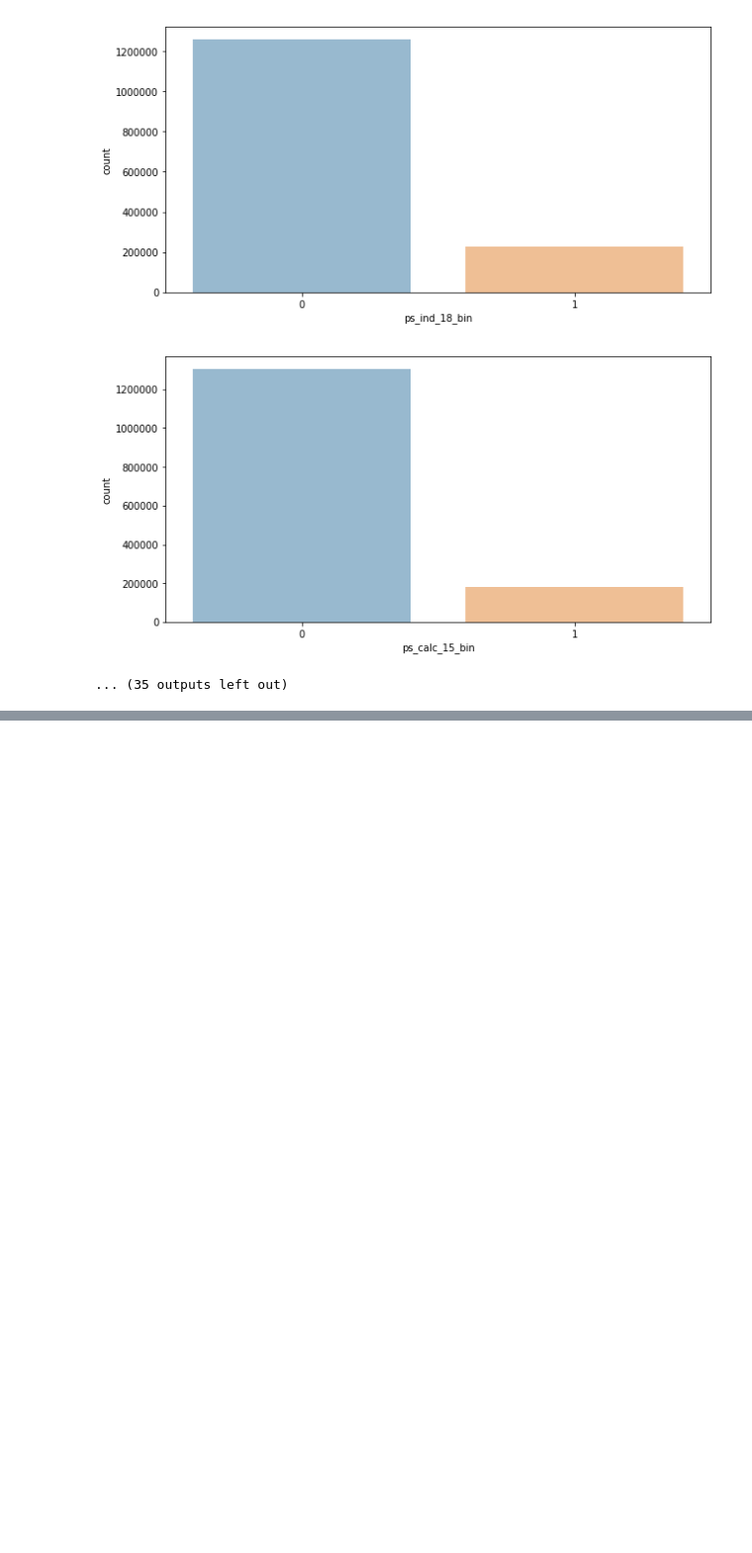
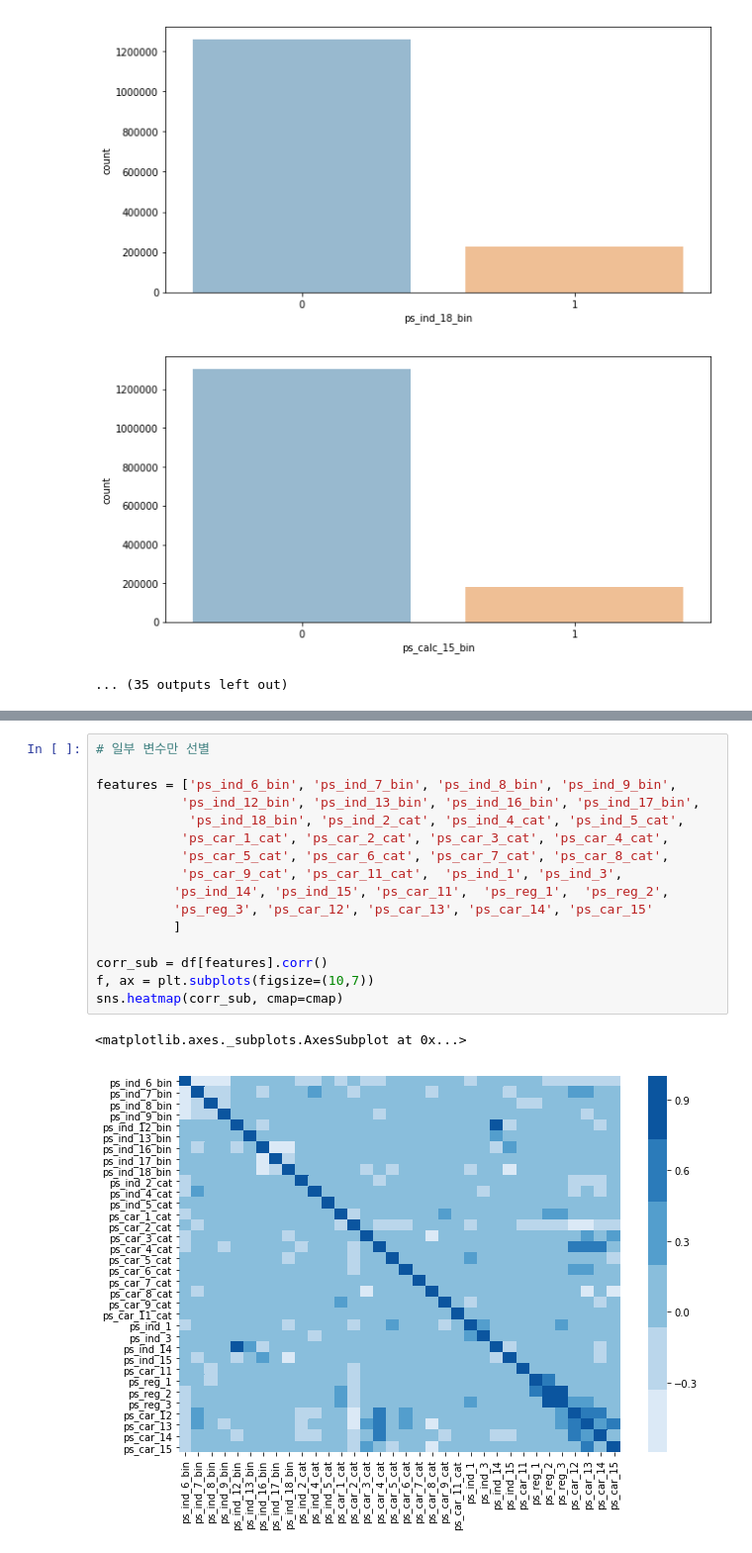
Before and after one commit to BerniceLee/ywpython, a Jupyter notebook: 0624_module3 practice.ipynb, the cells around one changed output, grey strips where cells are left out. Shown at 99% size. Drawn from its saved outputs; the diff is of its cells as text; blank space fills up the shorter version.

```diff
--- a/0624_module3 practice.ipynb
+++ b/0624_module3 practice.ipynb
@@ -624,0 +637,19 @@ for col in binary + category + integer :
+# %%
+# 일부 변수만 선별
+
+features = ['ps_ind_6_bin', 'ps_ind_7_bin', 'ps_ind_8_bin', 'ps_ind_9_bin',
+           'ps_ind_12_bin', 'ps_ind_13_bin', 'ps_ind_16_bin', 'ps_ind_17_bin',
+            'ps_ind_18_bin', 'ps_ind_2_cat', 'ps_ind_4_cat', 'ps_ind_5_cat',
+           'ps_car_1_cat', 'ps_car_2_cat', 'ps_car_3_cat', 'ps_car_4_cat',
+           'ps_car_5_cat', 'ps_car_6_cat', 'ps_car_7_cat', 'ps_car_8_cat',
+           'ps_car_9_cat', 'ps_car_11_cat',  'ps_ind_1', 'ps_ind_3',
+          'ps_ind_14', 'ps_ind_15', 'ps_car_11',  'ps_reg_1',  'ps_reg_2',
+          'ps_reg_3', 'ps_car_12', 'ps_car_13', 'ps_car_14', 'ps_car_15'
+          ]
+
+corr_sub = df[features].corr()
+f, ax = plt.subplots(figsize=(10,7))
+sns.heatmap(corr_sub, cmap=cmap)
+# %% [output]
+<matplotlib.axes._subplots.AxesSubplot at 0x...>
+[figure, added]
```
Also changed, not shown: parts of 4 cells of this notebook.
